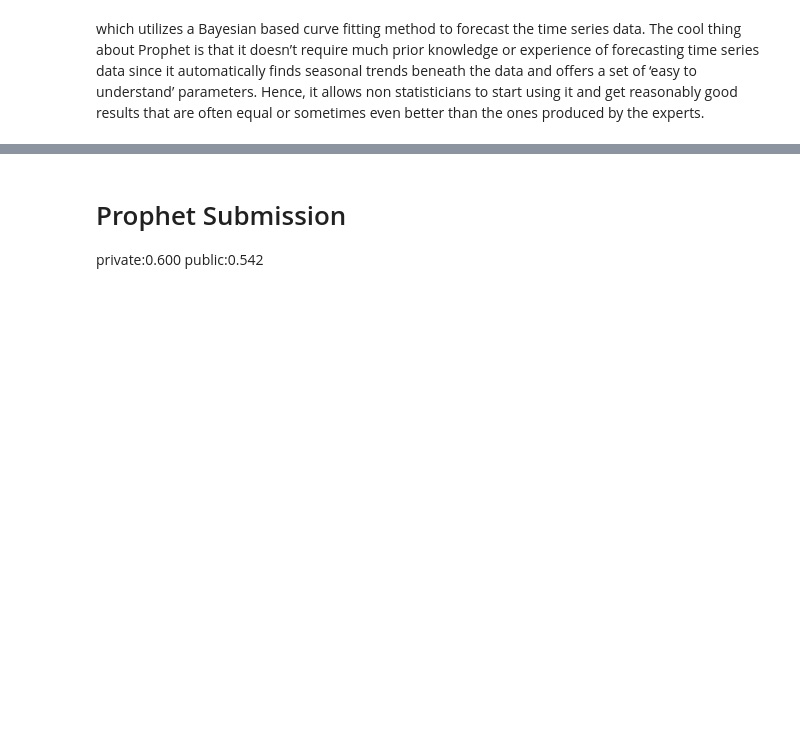
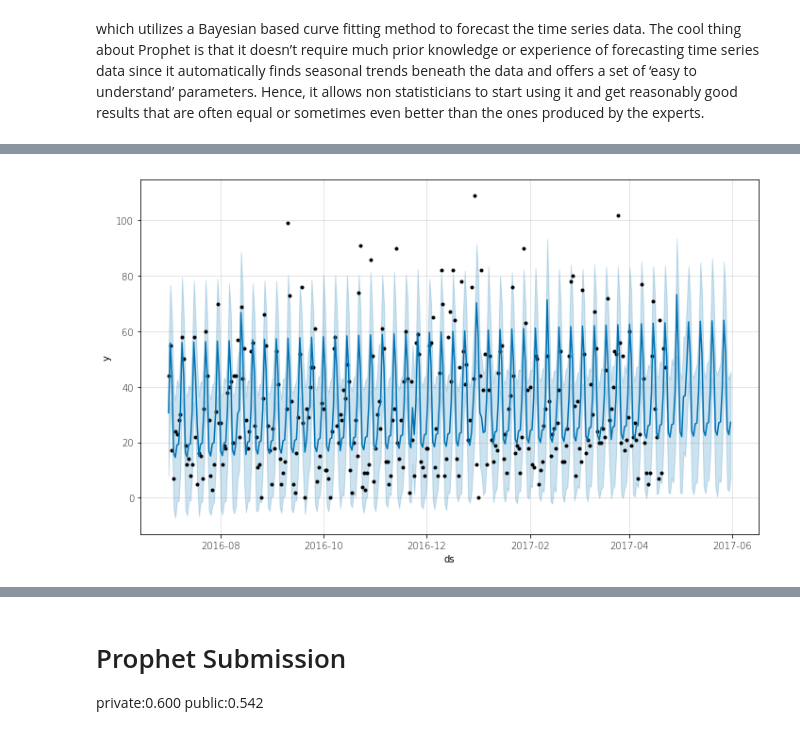
Before and after one commit to GlobalMaksimum/turkcell-workshop, a Jupyter notebook: samet/timeseries_models.ipynb, the cells around one changed output, grey strips where cells are left out. Saved outputs shown, nothing was run; the diff lists cells and outputs as text; code cells hidden in the pictures; blank space fills up the shorter version.

```diff
--- a/samet/timeseries_models.ipynb
+++ b/samet/timeseries_models.ipynb
@@ -727,0 +132,19 @@ air_00a91d42b08b08d9_2017-05-01,24.43055032626438
+# %%
+## Filling missing dates
+# converting visit_date to datetime
+data['visit_date'] = pd.to_datetime(data['visit_date'])
+
+# setting date as an index
+data = data[['visit_date', 'visitors']].set_index('visit_date')
+
+# creating a new index which covers training time
+date_range = pd.date_range(start=pd.to_datetime('2016-07-01'),
+                           end=pd.to_datetime('2017-04-22'))
+# how many days to forecast
+forecast_days = (pd.to_datetime('2017-05-31')-pd.to_datetime('2017-04-22')).days
+
+# reindexing with full range of days and fillinf missing dates with 0
+data = data.reindex(date_range).fillna(0).reset_index()
+
+# converting columns names for prophet
+data.columns = ['ds', 'y']
@@ -727,0 +185,12 @@ air_00a91d42b08b08d9_2017-05-01,24.43055032626438
+# %%
+%%time
+
+m = Prophet(holidays=df_holidays,
+            yearly_seasonality=False,   # inter year seasonilty (monthly)
+            weekly_seasonality=True,   # inter week seasonality (daily)
+            daily_seasonality=False,   # inter dat seasonality (hourly)
+
+           )
+m.fit(data)
+future = m.make_future_dataframe(forecast_days)
+forecast = m.predict(future)
@@ -727,0 +200,5 @@ air_00a91d42b08b08d9_2017-05-01,24.43055032626438
+# %%
+# insample prediction and forecast for 39 days
+fig1 = m.plot(forecast)
+# %% [output]
+[figure, added]
```
Also changed, not shown: parts of 101 cells of this notebook, 2 other files.
